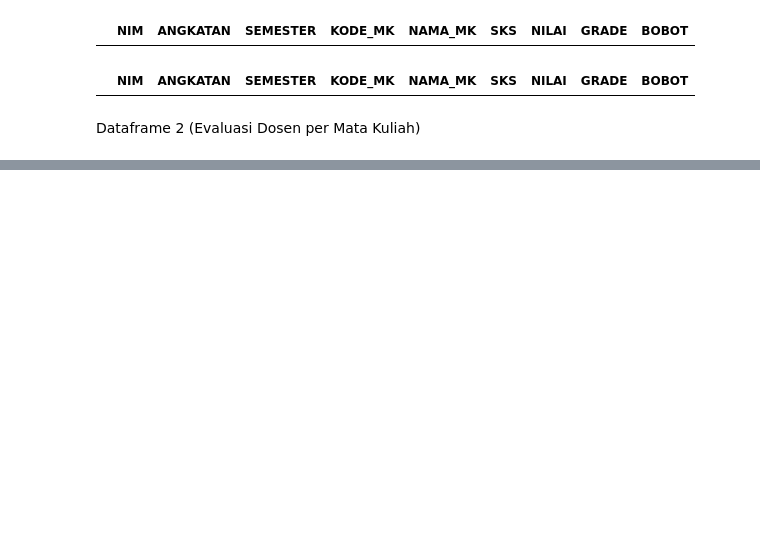
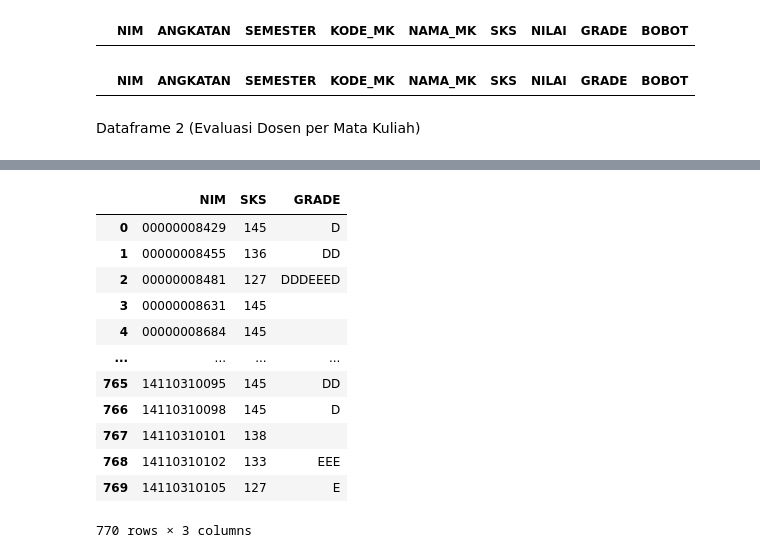
Before and after one commit to FelixFern/ISFEST-ODE, a Jupyter notebook: EDA.ipynb, the cells around one changed output, grey strips where cells are left out. Drawn from its saved outputs; the diff is of its cells as text; code cells hidden in the pictures; blank space fills up the shorter version.

```diff
--- a/EDA.ipynb
+++ b/EDA.ipynb
@@ -112,0 +98,20 @@ df2.head(14)
+# %%
+df3_ = pd.DataFrame(df1.groupby(["NIM"])["SKS"].sum().reset_index())
+df3__ = pd.DataFrame(df1.loc[(df1["GRADE"] == "D") | (df1["GRADE"] == "E") | (df1["GRADE"] == "F")].groupby("NIM")["GRADE"].sum().reset_index())
+df3 = pd.merge(df3_, df3__, how="left", on=["NIM"])
+df3["GRADE"] = df3["GRADE"].fillna("")
+df3
+# %% [output]
+|  | NIM | SKS | GRADE |
+| 0 | 00000008429 | 145 | D |
+| 1 | 00000008455 | 136 | DD |
+| 2 | 00000008481 | 127 | DDDEEED |
+| 3 | 00000008631 | 145 |  |
+| 4 | 00000008684 | 145 |  |
+| ... | ... | ... | ... |
+| 765 | 14110310095 | 145 | DD |
+| 766 | 14110310098 | 145 | D |
+| 767 | 14110310101 | 138 |  |
+| 768 | 14110310102 | 133 | EEE |
+| 769 | 14110310105 | 127 | E |
+770 rows × 3 columns
```
Also changed, not shown: parts of 12 cells of this notebook.
